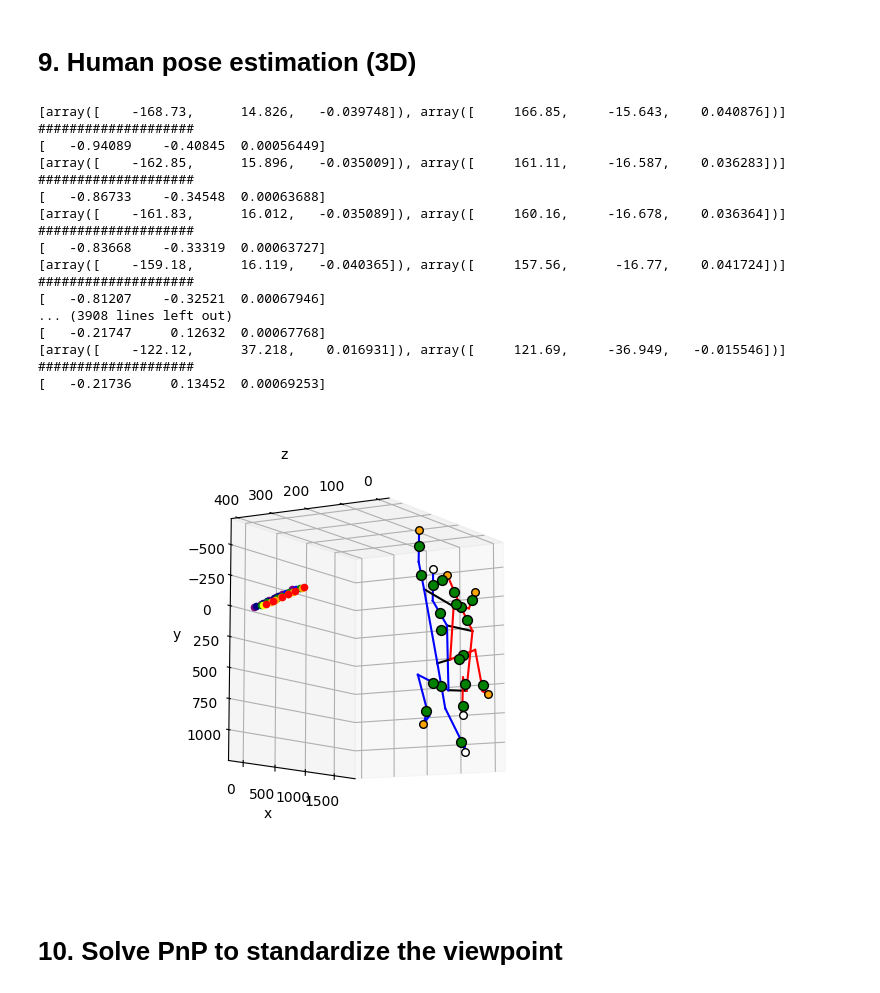
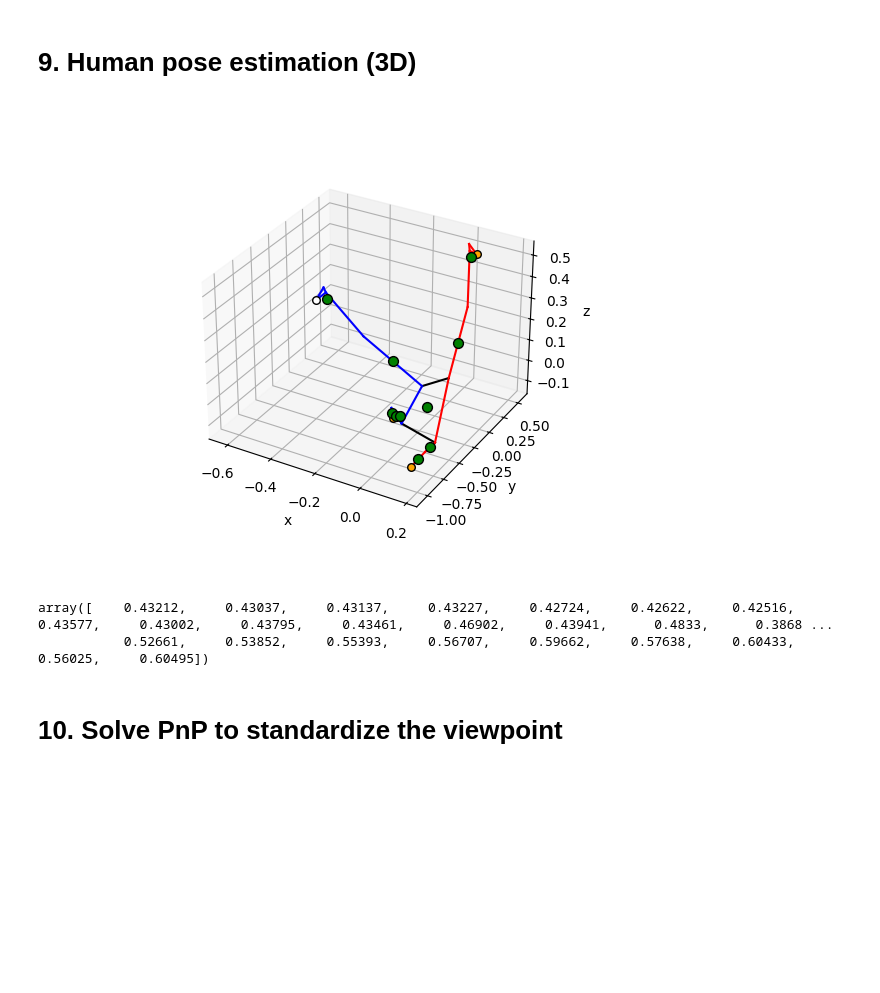
Before and after one commit to jipparchus/Gamba, a Jupyter notebook: app/MVP/concept_test.ipynb, the cells around one changed output. Cells and saved outputs as stored; diff of their text form; code cells hidden in the pictures; blank space fills up the shorter version.

Commit message:
update: Experimental 3D coordinates estimation in jupyternotebook - concept_test_simple.ipynb

```diff
--- a/app/MVP/concept_test.ipynb
+++ b/app/MVP/concept_test.ipynb
@@ -19,6 +20,8 @@ from utils_predict import standardize_fsize_coord_conversion, standardize_fsize
 from utils import Holds, WallKeypoints
 
 app_sys = AppSys()
+# %%
+t = 100
 # %% [markdown]
 # 1. Load kp coords
 
@@ -409,29 +413,16 @@ from humanpose.pose3d import Body
 # %%
-# fig = plt.figure()
-# ax = fig.add_subplot(projection='3d')
-body = Body(0)
-body.plot(ax)
-body = Body(600)
+fig = plt.figure()
+ax = fig.add_subplot(projection='3d')
+body = Body(t)
 body.plot(ax)
 plt.show()
 # %% [output]
-[array([    -168.73,      14.826,   -0.039748]), array([     166.85,     -15.643,    0.040876])]
-####################
-[   -0.94089    -0.40845  0.00056449]
-[array([    -162.85,      15.896,   -0.035009]), array([     161.11,     -16.587,    0.036283])]
-####################
-[   -0.86733    -0.34548  0.00063688]
-[array([    -161.83,      16.012,   -0.035089]), array([     160.16,     -16.678,    0.036364])]
-####################
-[   -0.83668    -0.33319  0.00063727]
-[array([    -159.18,      16.119,   -0.040365]), array([     157.56,      -16.77,    0.041724])]
-####################
-[   -0.81207    -0.32521  0.00067946]
-... (3908 lines left out)
-[   -0.21747     0.12632  0.00067768]
-[array([    -122.12,      37.218,    0.016931]), array([     121.69,     -36.949,   -0.015546])]
-####################
-[   -0.21736     0.13452  0.00069253]
-[figure, old version]
+[figure, new version]
+# %%
+body.coords2d[t][:,0]
+body.coords2d[t][:,1]
+# %% [output]
+array([    0.43212,     0.43037,     0.43137,     0.43227,     0.42724,     0.42622,     0.42516,     0.43577,     0.43002,     0.43795,     0.43461,     0.46902,     0.43941,      0.4833,      0.3868 ...
+           0.52661,     0.53852,     0.55393,     0.56707,     0.59662,     0.57638,     0.60433,     0.56025,     0.60495])
 # %% [markdown]
 # 10. Solve PnP to standardize the viewpoint
```
Also changed, not shown: parts of 47 cells of this notebook, 2 other files.
